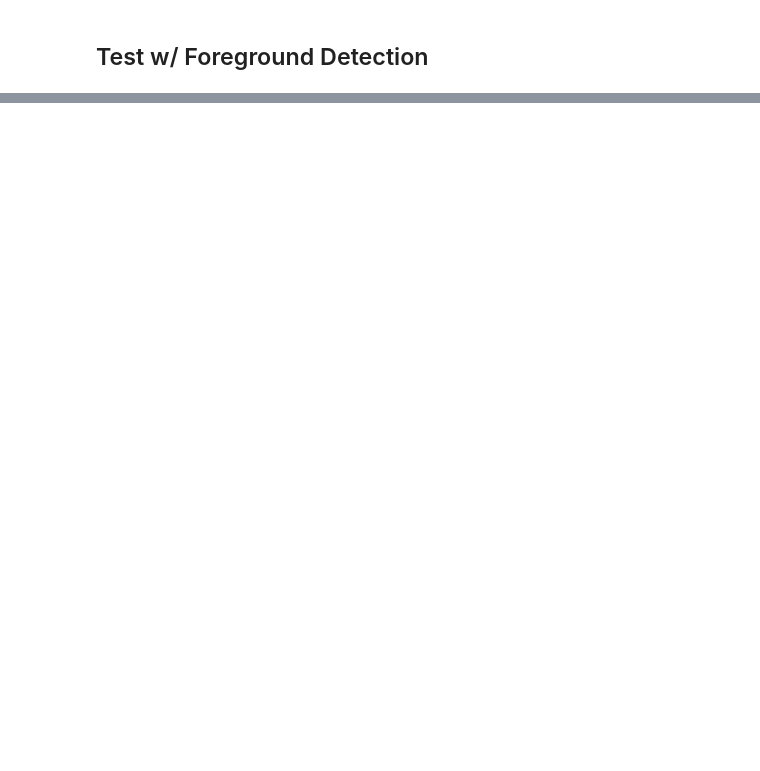
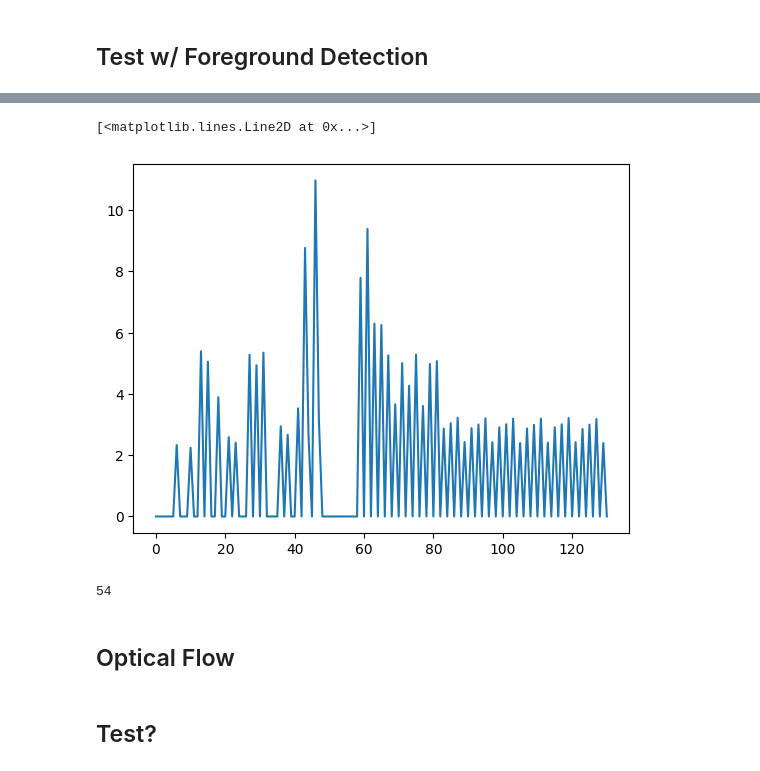
Before and after one commit to naston/StableRemaster, a Jupyter notebook: notebooks/nathan/Backgroung_Segmentation.ipynb, the cells around one changed output, grey strips where cells are left out. Drawn from its saved outputs; the diff is of its cells as text; code cells hidden in the pictures; blank space fills up the shorter version.

```diff
--- a/notebooks/nathan/Backgroung_Segmentation.ipynb
+++ b/notebooks/nathan/Backgroung_Segmentation.ipynb
@@ -120,0 +143,28 @@ frames[0].shape
+# %%
+total_diff = []
+new_frames = 1
+for i,frame in enumerate(frames):
+    if i == 0:
+        prev_frame = frame
+        continue
+    diff = cv2.absdiff(frame, prev_frame)
+
+    if np.mean(diff)>2:
+        total_diff.append(np.mean(diff))
+        prev_frame = frame
+        new_frames+=1
+    else:
+        total_diff.append(0)
+# %%
+plt.plot(total_diff)
+# %% [output]
+[<matplotlib.lines.Line2D at 0x...>]
+[figure, added]
+# %%
+new_frames
+# %% [output]
+54
+# %% [markdown]
+## Optical Flow
+# %% [markdown]
+## Test?
```
Also changed, not shown: parts of 31 cells of this notebook, 2 other files.
